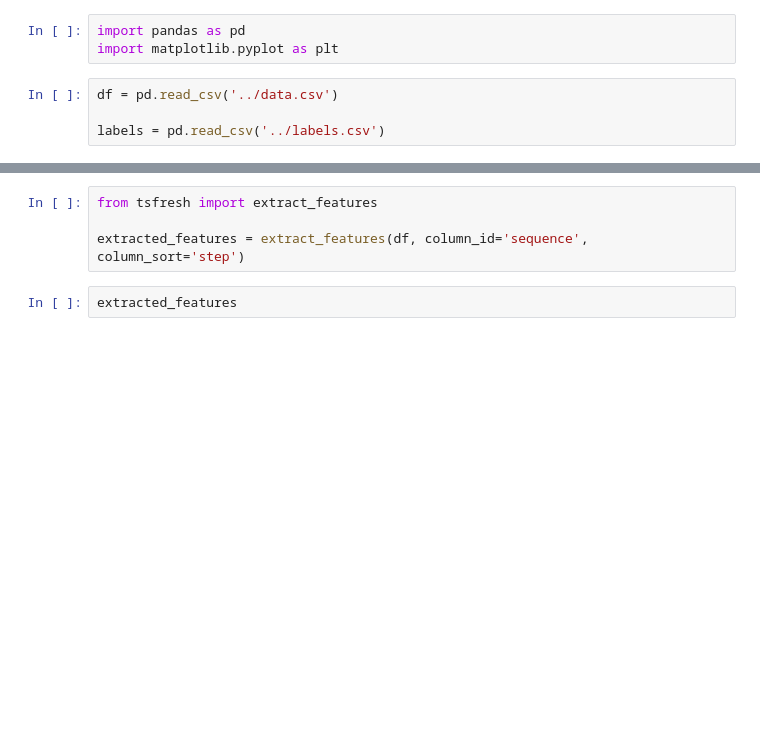
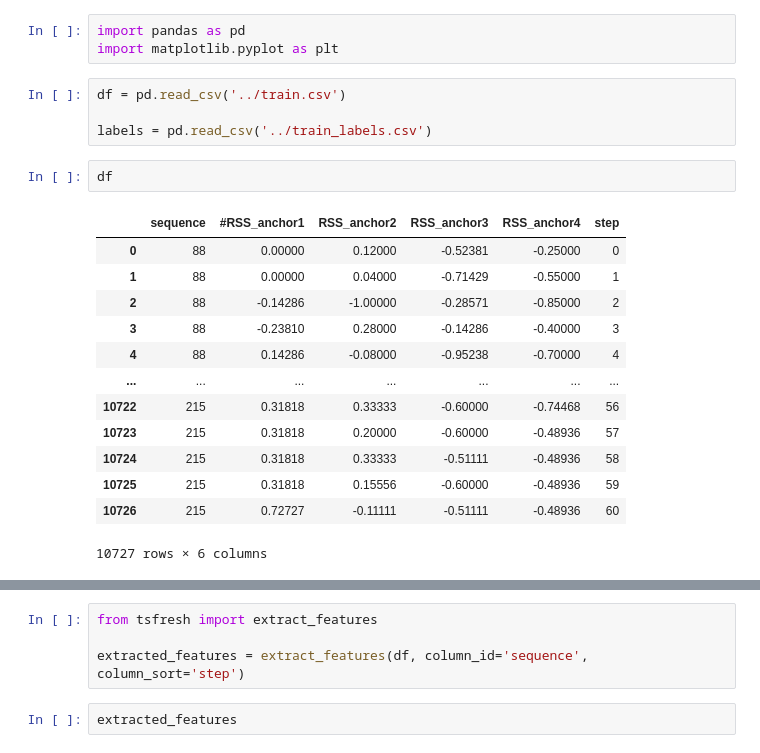
Before and after one commit to reybahl/Movement-Prediction-Time-Series, a Jupyter notebook: Method 1/extract_features.ipynb, the cells around one changed output, grey strips where cells are left out. Cells and saved outputs as stored; diff of their text form; blank space fills up the shorter version.

```diff
--- a/Method 1/extract_features.ipynb
+++ b/Method 1/extract_features.ipynb
@@ -2,6 +2,22 @@
 import pandas as pd
 import matplotlib.pyplot as plt
 # %%
-df = pd.read_csv('../data.csv')
+df = pd.read_csv('../train.csv')
 
-labels = pd.read_csv('../labels.csv')
+labels = pd.read_csv('../train_labels.csv')
+# %%
+df
+# %% [output]
+|  | sequence | #RSS_anchor1 | RSS_anchor2 | RSS_anchor3 | RSS_anchor4 | step |
+| 0 | 88 | 0.00000 | 0.12000 | -0.52381 | -0.25000 | 0 |
+| 1 | 88 | 0.00000 | 0.04000 | -0.71429 | -0.55000 | 1 |
+| 2 | 88 | -0.14286 | -1.00000 | -0.28571 | -0.85000 | 2 |
+| 3 | 88 | -0.23810 | 0.28000 | -0.14286 | -0.40000 | 3 |
+| 4 | 88 | 0.14286 | -0.08000 | -0.95238 | -0.70000 | 4 |
+| ... | ... | ... | ... | ... | ... | ... |
+| 10722 | 215 | 0.31818 | 0.33333 | -0.60000 | -0.74468 | 56 |
+| 10723 | 215 | 0.31818 | 0.20000 | -0.60000 | -0.48936 | 57 |
+| 10724 | 215 | 0.31818 | 0.33333 | -0.51111 | -0.48936 | 58 |
+| 10725 | 215 | 0.31818 | 0.15556 | -0.60000 | -0.48936 | 59 |
+| 10726 | 215 | 0.72727 | -0.11111 | -0.51111 | -0.48936 | 60 |
+10727 rows × 6 columns
```
Also changed, not shown: parts of 17 cells of this notebook, 1 other file.
